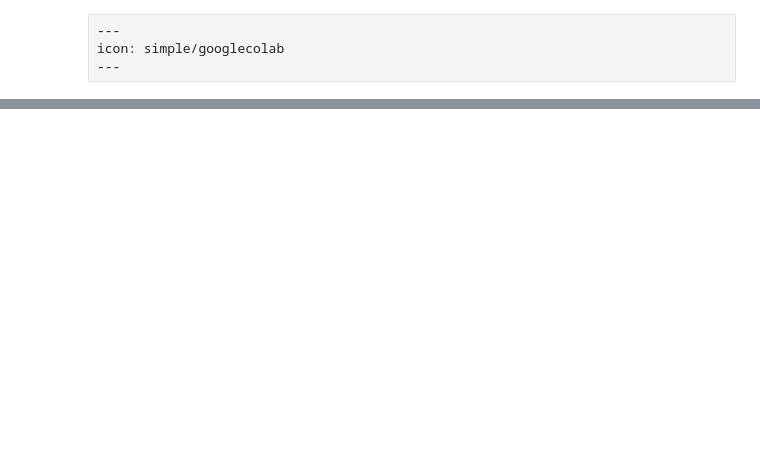
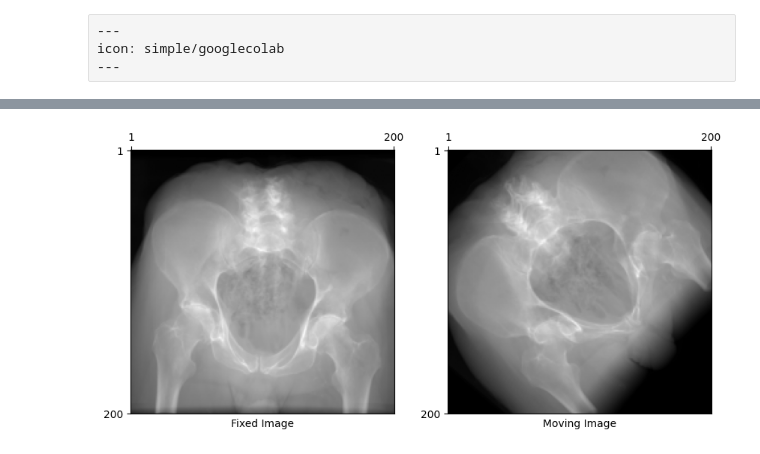
Before and after one commit to eigenvivek/nanodrr, a Jupyter notebook: tutorials/optim.ipynb, the cells around one changed output, grey strips where cells are left out. Drawn from its saved outputs; the diff is of its cells as text; code cells hidden in the pictures; blank space fills up the shorter version.

```diff
--- a/tutorials/optim.ipynb
+++ b/tutorials/optim.ipynb
@@ -24,13 +29,43 @@ device = "cuda" if torch.cuda.is_available() else "cpu"
 # %%
+from nanodrr.camera import make_k_inv, make_rt_inv
+from nanodrr.data import Subject, download_deepfluoro
+from nanodrr.drr import render
+from nanodrr.plot import plot_drr
+
 # Load the volume
-imagepath, _ = download_deepfluoro(subject=1)
+imagepath, labelpath = download_deepfluoro(subject=1)
 subject = Subject.from_filepath(imagepath).to(device)
 
 # Construct the inverse intrinsic matrix from C-arm imaging parameters
 sdd = 1020.0
 delx = dely = 2.0
 x0 = y0 = 0.0
 height = width = 200
 
 k_inv = make_k_inv(sdd, delx, dely, x0, y0, height, width, device=device)
 sdd = torch.tensor([sdd], device=device)
+
+# Construct the ground truth and initial poses
+rt_inv_true = make_rt_inv(
+    rotation=torch.tensor([[0.0, 0.0, 0.0]]),
+    translation=torch.tensor([[0.0, 850.0, 0.0]]),
+    orientation="AP",
+    isocenter=subject.isocenter.cpu(),
+).to(dtype=torch.float32, device=device)
+
+rot = torch.tensor([[-0.1303, 0.3461, -0.7852]]) / torch.pi * 180
+xyz = torch.tensor([[-11.8600, 828.8053, -24.4597]])
+rt_inv_pred = make_rt_inv(
+    rotation=rot,
+    translation=xyz,
+    orientation="AP",
+    isocenter=subject.isocenter.cpu(),
+).to(dtype=torch.float32, device=device)
+
+# Plot the fixed and moving images
+true = render(subject, k_inv, rt_inv_true, sdd, height, width).sum(dim=1, keepdim=True)
+pred = render(subject, k_inv, rt_inv_pred, sdd, height, width).sum(dim=1, keepdim=True)
+plot_drr(torch.concat([true, pred]), title=["Fixed Image", "Moving Image"])
+plt.show()
+# %% [output]
+[figure, added]
```
Also changed, not shown: parts of 13 cells of this notebook.
